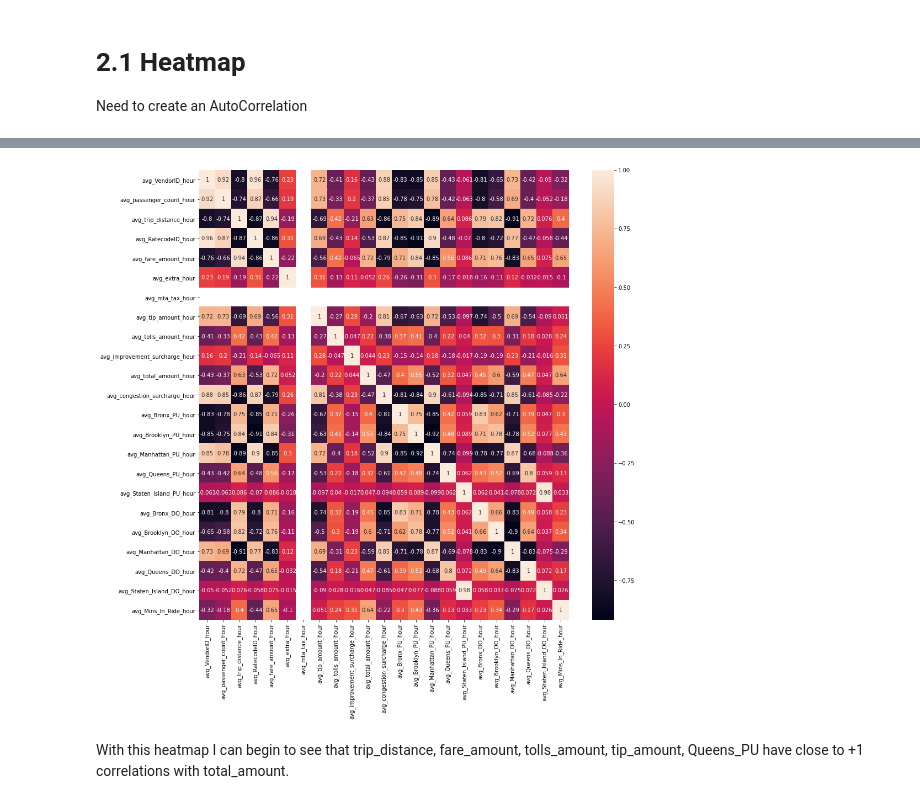
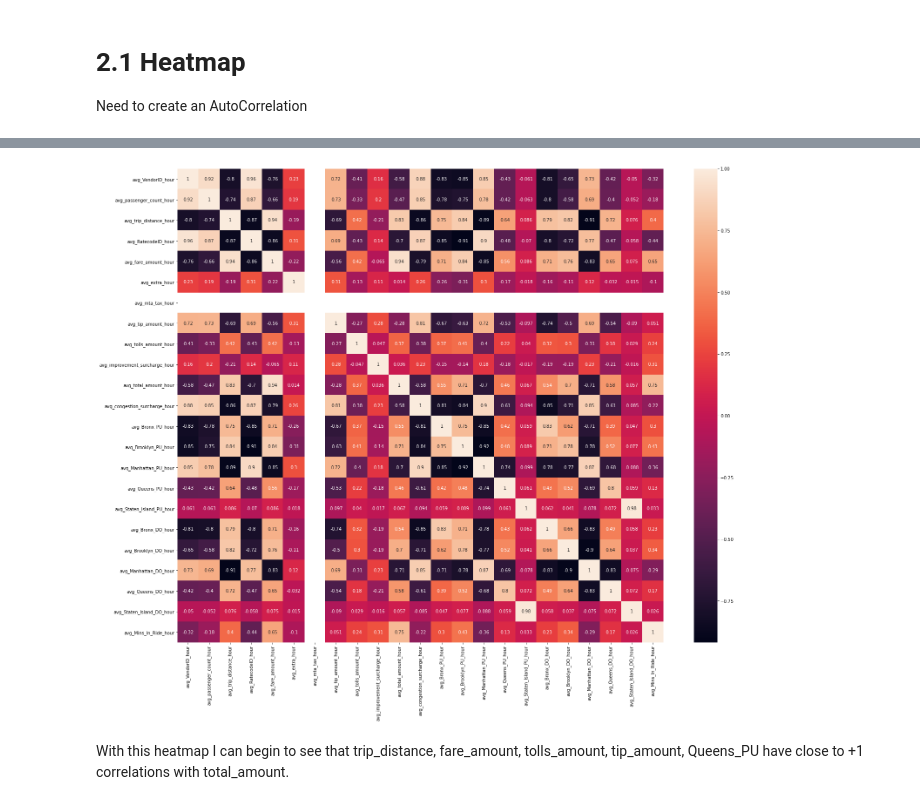
Before and after one commit to loalberto/Springboard-DataScienceCapstone2, a Jupyter notebook: Capstone2_Exploratory_Data_Analysis.ipynb, the cells around one changed output, grey strips where cells are left out. Drawn from its saved outputs; the diff is of its cells as text; code cells hidden in the pictures.

```diff
--- a/Capstone2_Exploratory_Data_Analysis.ipynb
+++ b/Capstone2_Exploratory_Data_Analysis.ipynb
@@ -129,3 +108,6 @@ plt.show()
 # 2.1 Heatmap<a id='2.1_Heatmap'></a>
 
 Need to create an AutoCorrelation
+# %%
+temp = df[df.columns[:22]].join(df['avg_Mins_In_Ride_hour'])
+temp.head()
@@ -132,10 +122,10 @@ Need to create an AutoCorrelation
 # %%
-plt.figure(figsize = (15, 15))
-sns.heatmap(df.corr(), annot=True)
+plt.figure(figsize = (25, 20))
+sns.heatmap(temp.corr(), annot=True)
 plt.yticks(rotation=0)
 plt.show()
 # %% [output]
-[figure, old version]
+[figure, new version]
 # %% [markdown]
 With this heatmap I can begin to see that trip_distance, fare_amount, tolls_amount, tip_amount, Queens_PU have close to +1 correlations with total_amount.
 # %% [markdown]
```
Also changed, not shown: parts of 14 cells of this notebook, 5 other files.
